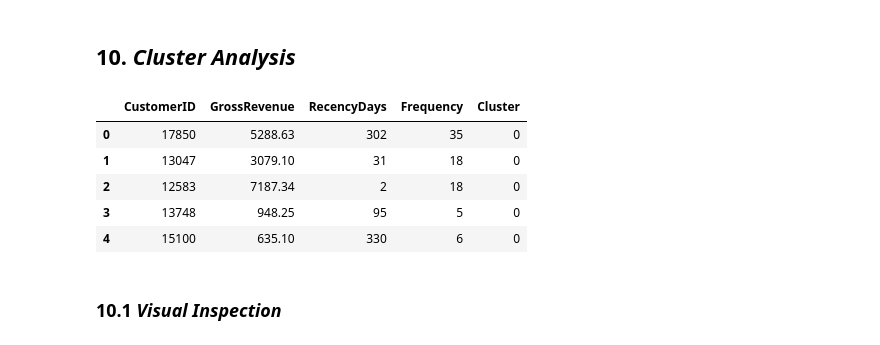
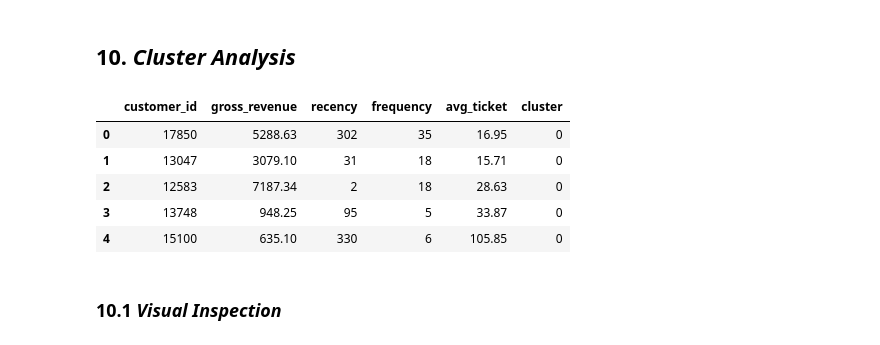
Before and after one commit to doegemon/PA004_high_value_customers_identification, a Jupyter notebook: notebooks/insiders_club.ipynb, the cells around one changed output. Saved outputs shown, nothing was run; the diff lists cells and outputs as text; code cells hidden in the pictures.

Commit message:
Criacao de nova feature e silhouette analysis

```diff
--- a/notebooks/insiders_club.ipynb
+++ b/notebooks/insiders_club.ipynb
@@ -282,0 +317,3 @@ df_ref.head()
+# %%
+df_ref = pd.merge(df_ref, df_avg_ticket, on='customer_id', how='left')
+df_ref.head()
@@ -309,6 +354,6 @@ df6 = df5.copy()
 # %% [markdown]
 Para encontrar o melhor valor de clusters, vou usar do algoritmo *KMeans*, e comparar a performance de acordo com métricas de *Compactness* e *Separation*.
 # %%
-X = df6.drop(columns=['CustomerID'])
+X = df6.drop(columns=['customer_id'])
 X.head()
 # %% [output]
@@ -321,5 +366,5 @@ X.head()
 # %%
-n_clusters = [2, 3, 4, 5, 6]
+n_clusters = [2, 3, 4, 5, 6, 7]
 # %% [markdown]
 ### 8.1 WCSS (*Within-Cluster Sum of Square*)
 # %% [markdown]
@@ -358,0 +406,9 @@ Assim, vou seguir com 3 clusters para o conjunto de dados.
+# %%
+fig, ax = plt.subplots(3, 2, figsize=(25, 18))
+
+for k in n_clusters:
+  km = KMeans(n_clusters=k, init='random', n_init=10, max_iter=100, random_state=42)
+  q, mod = divmod(k, 2)
+  visualizer = SilhouetteVisualizer(km, colors='yellowbrick', ax=ax[q-1][mod])
+  visualizer.fit(X)
+  visualizer.finalize()
@@ -384,14 +442,14 @@ SS: 0.95
 ## 10. *Cluster Analysis*
 # %%
 df7 = df6.copy()
-df7['Cluster'] = labels
+df7['cluster'] = labels
 df7.head()
 # %% [output]
-|  | CustomerID | GrossRevenue | RecencyDays | Frequency | Cluster |
-| 0 | 17850 | 5288.63 | 302 | 35 | 0 |
-| 1 | 13047 | 3079.10 | 31 | 18 | 0 |
-| 2 | 12583 | 7187.34 | 2 | 18 | 0 |
-| 3 | 13748 | 948.25 | 95 | 5 | 0 |
-| 4 | 15100 | 635.10 | 330 | 6 | 0 |
+|  | customer_id | gross_revenue | recency | frequency | avg_ticket | cluster |
+| 0 | 17850 | 5288.63 | 302 | 35 | 16.95 | 0 |
+| 1 | 13047 | 3079.10 | 31 | 18 | 15.71 | 0 |
+| 2 | 12583 | 7187.34 | 2 | 18 | 28.63 | 0 |
+| 3 | 13748 | 948.25 | 95 | 5 | 33.87 | 0 |
+| 4 | 15100 | 635.10 | 330 | 6 | 105.85 | 0 |
 # %% [markdown]
 ### 10.1 *Visual Inspection*
```
Also changed, not shown: parts of 44 cells of this notebook.
